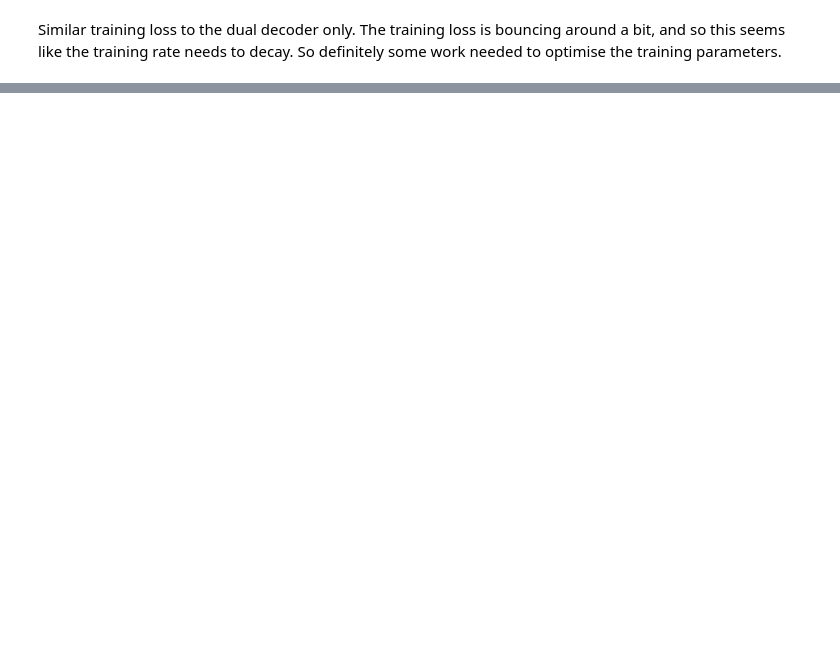
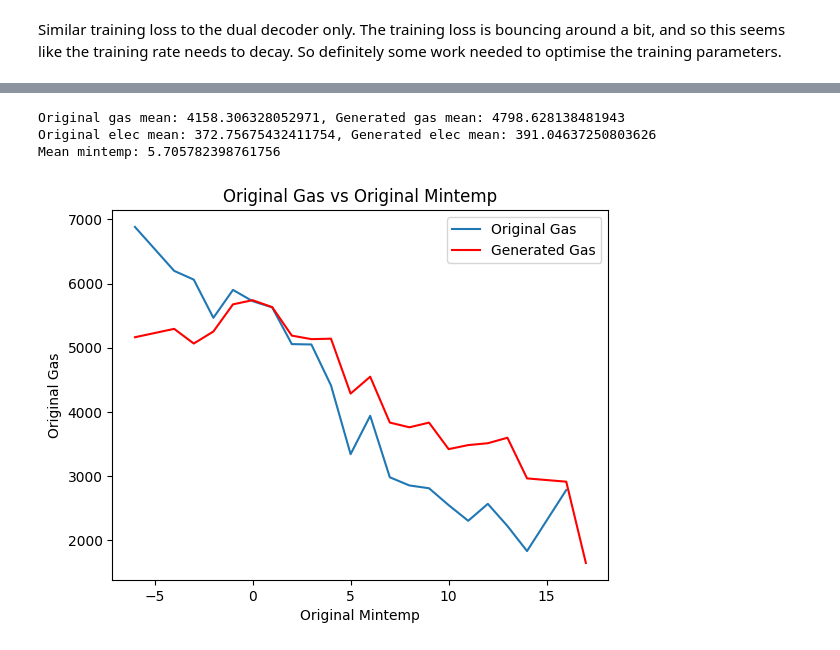
Before and after one commit to eoghanjmckenna/makemore, a Jupyter notebook: notebooks/dual_decoder.ipynb, the cells around one changed output, grey strips where cells are left out. Saved outputs shown, nothing was run; the diff lists cells and outputs as text; code cells hidden in the pictures; blank space fills up the shorter version.

Commit message:
compared orig and gen data

```diff
--- a/notebooks/dual_decoder.ipynb
+++ b/notebooks/dual_decoder.ipynb
@@ -814,0 +859,50 @@ Similar training loss to the dual decoder only. The training loss is bouncing ar
+# %%
+# TODO: compare the generated data to the original data visually
+# the original data
+# there are some outliers in the original gas data, so let's get rid of values that are higher than 100000
+orig_gas = data['mean_rounded_gas_pulse'].copy()
+orig_elec = data['mean_rounded_electric_combined'].copy()
+orig_gas.loc[orig_gas > 100000] = np.nan
+orig_elec.loc[orig_elec > 100000] = np.nan
+# generated data
+engen_gas = engen_df['engen_gas'].copy()
+engen_elec = engen_df['engen_elec'].copy()
+engen_mintemp = engen_df['engen_mintemp'].copy()
+engen_gas.loc[engen_gas == 'nan'] = np.nan
+engen_elec.loc[engen_elec == 'nan'] = np.nan
+engen_mintemp.loc[engen_mintemp == 'nan'] = np.nan
+engen_gas = engen_gas.astype(float)
+engen_elec = engen_elec.astype(float)
+engen_mintemp = engen_mintemp.astype(float)
+engen_gas_mean = engen_gas.mean()
+engen_elec_mean = engen_elec.mean()
+print(f'Original gas mean: {orig_gas_mean}, Generated gas mean: {engen_gas_mean}')
+print(f'Original elec mean: {orig_elec_mean}, Generated elec mean: {engen_elec_mean}')
+print(f'Mean mintemp: {engen_mintemp.mean()}')
+# %% [output]
+Original gas mean: 4158.306328052971, Generated gas mean: 4798.628138481943
+Original elec mean: 372.75675432411754, Generated elec mean: 391.04637250803626
+Mean mintemp: 5.705782398761756
+# %%
+# temperature data
+orig_mintemp = engen_df['engen_mintemp'].copy()
+orig_mintemp.loc[orig_mintemp == 'nan'] = np.nan
+orig_mintemp = orig_mintemp.astype(float)
+
+# i want to display the relationship between orig_gas and orig_mintemp, there are however over 70k data points, so let's do a groupby average
+# Pair orig_gas and orig_mintemp together
+temp_data = pd.DataFrame({'orig_gas': orig_gas, 'orig_mintemp': orig_mintemp})
+temp_data2 = pd.DataFrame({'engen_gas': engen_gas, 'engen_mintemp': engen_mintemp})
+# groupby orig_mintemp and get the average orig_gas
+grouped = temp_data.groupby('orig_mintemp').mean().reset_index()
+grouped_gen = temp_data2.groupby('engen_mintemp').mean().reset_index()
+grouped_gen = grouped_gen.sort_values(by='engen_mintemp')
+plt.plot(grouped['orig_mintemp'], grouped['orig_gas'], label='Original Gas')
+plt.plot(grouped_gen['engen_mintemp'], grouped_gen['engen_gas'], color='red',label='Generated Gas')
+plt.xlabel('Original Mintemp')
+plt.ylabel('Original Gas')
+plt.title('Original Gas vs Original Mintemp')
+plt.legend()
+plt.show()
+# %% [output]
+[figure, added]
```
Also changed, not shown: parts of 7 cells of this notebook.
